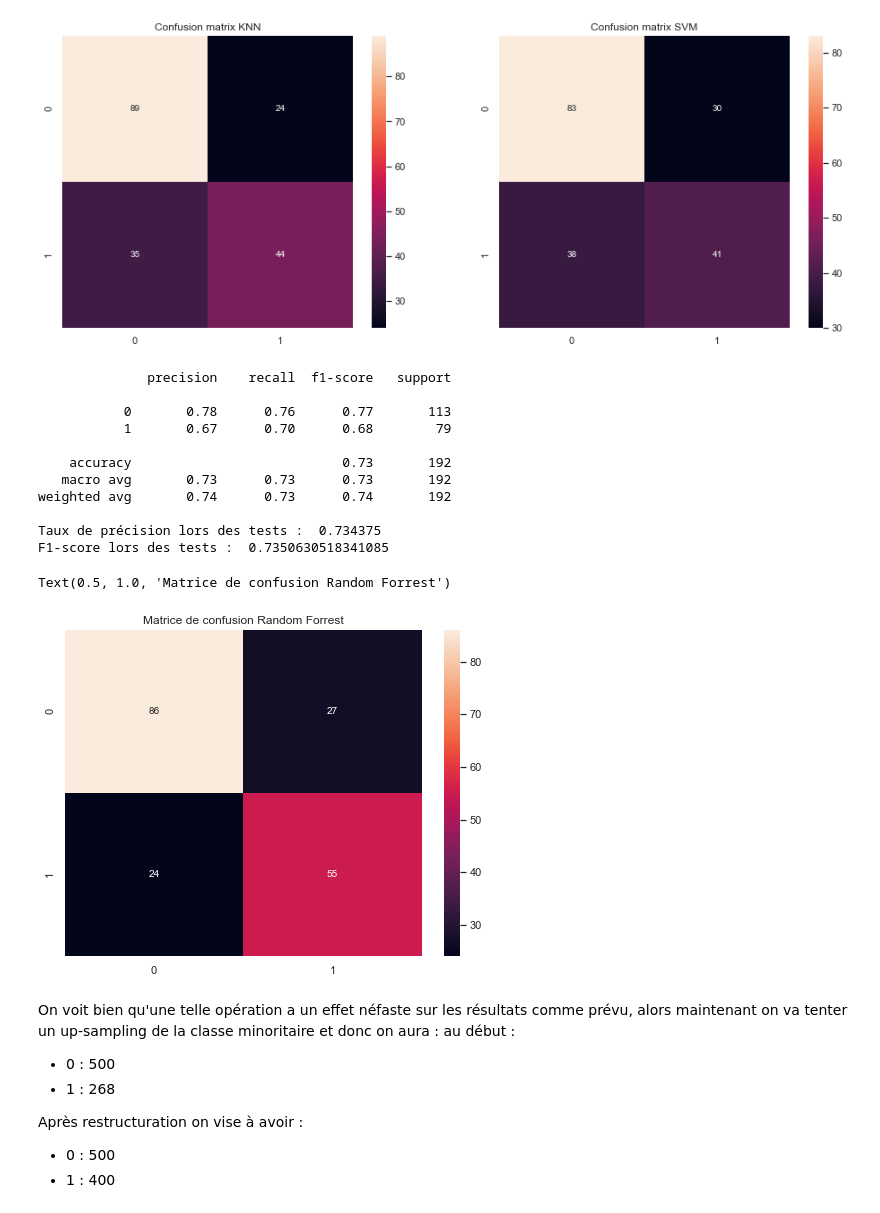
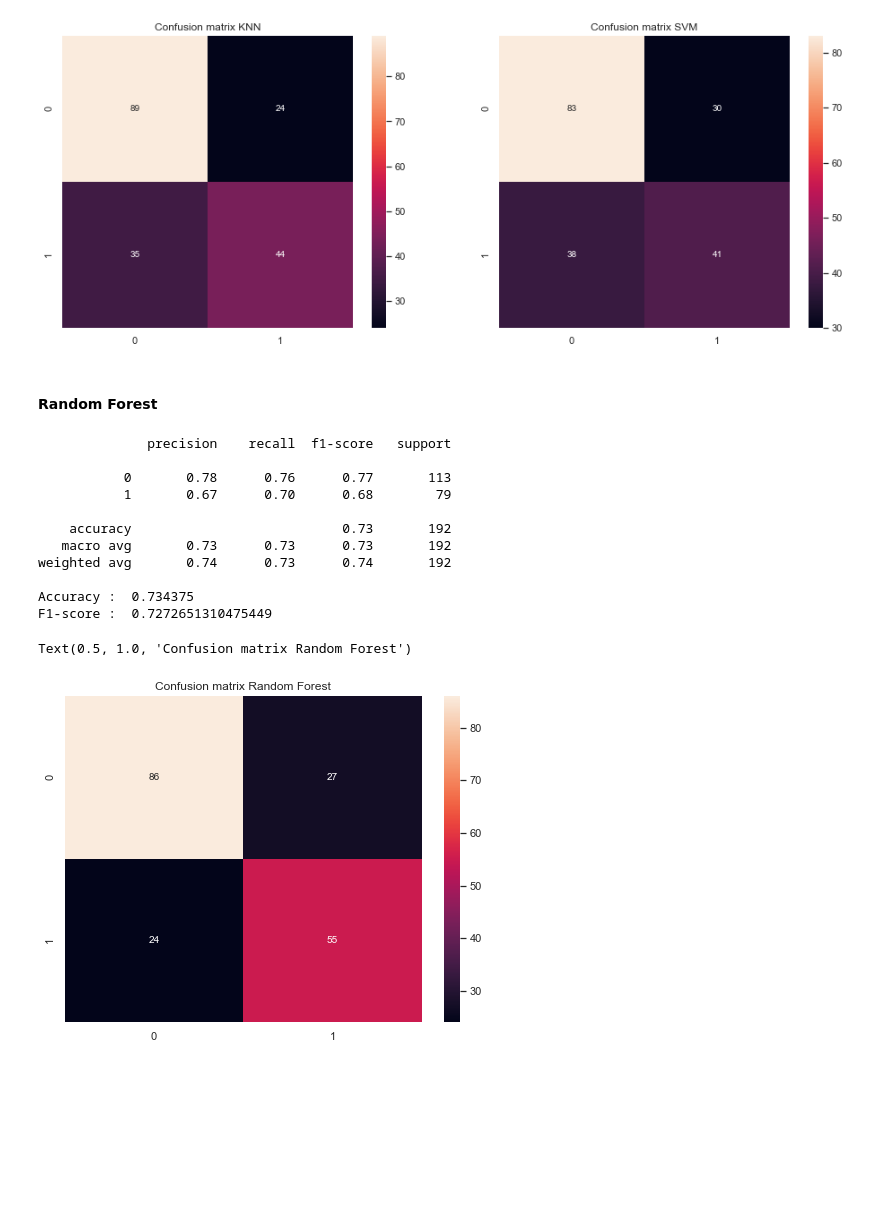
Before and after one commit to MohamedNennouche/pima-diabetes, a Jupyter notebook: pima-notebook.ipynb, the cells around one changed output. Drawn from its saved outputs; the diff is of its cells as text; code cells hidden in the pictures; blank space fills up the shorter version.

```diff
--- a/pima-notebook.ipynb
+++ b/pima-notebook.ipynb
@@ -500,37 +502,30 @@ Accuracy SVM :  0.6458333333333334
 weighted avg       0.64      0.65      0.64       192
 Text(0.5, 1.0, 'Confusion matrix SVM')
 [figure]
+# %% [markdown]
+#### Random Forest
 # %%
 forrest_balanced = RandomForestClassifier(n_estimators = 700, max_features = 'sqrt', criterion = 'entropy', class_weight='balanced', random_state = 10).fit(fv_train_balanced,etiq_train_balanced)
 yforrest_balanced = forrest_balanced.predict(fv_test_balanced)
 print(metrics.classification_report(etiq_test_balanced,yforrest_balanced))
 
-print("Taux de précision lors des tests : ",metrics.accuracy_score(etiq_test_balanced, yforrest_balanced))
-print("F1-score lors des tests : ",metrics.f1_score(etiq_test_balanced, yforrest_balanced, average='weighted'))
+print("Accuracy : ",metrics.accuracy_score(etiq_test_balanced, yforrest_balanced))
+print("F1-score : ",metrics.f1_score(etiq_test_balanced, yforrest_balanced, average='macro'))
 
 plt.figure(figsize=(8,6))
 sns.heatmap(metrics.confusion_matrix(etiq_test_balanced, yforrest_balanced), annot=True, annot_kws={"size": 10})
-plt.title("Matrice de confusion Random Forest")
+plt.title("Confusion matrix Random Forest")
 # %% [output]
               precision    recall  f1-score   support
 
            0       0.78      0.76      0.77       113
            1       0.67      0.70      0.68        79
 
     accuracy                           0.73       192
    macro avg       0.73      0.73      0.73       192
 weighted avg       0.74      0.73      0.74       192
 
-Taux de précision lors des tests :  0.734375
-F1-score lors des tests :  0.7350630518341085
+Accuracy :  0.734375
+F1-score :  0.7272651310475449
-Text(0.5, 1.0, 'Matrice de confusion Random Forrest')
+Text(0.5, 1.0, 'Confusion matrix Random Forest')
-[figure, old version]
+[figure, new version]
-# %% [markdown]
-On voit bien qu'une telle opération a un effet néfaste sur les résultats comme prévu, alors maintenant on va tenter un up-sampling de la classe minoritaire et donc on aura :
-au début :
-- 0 : 500
-- 1 : 268
-
-Après restructuration on vise à avoir :
-- 0 : 500
-- 1 : 400
```
Also changed, not shown: parts of 12 cells of this notebook, 1 other file.
